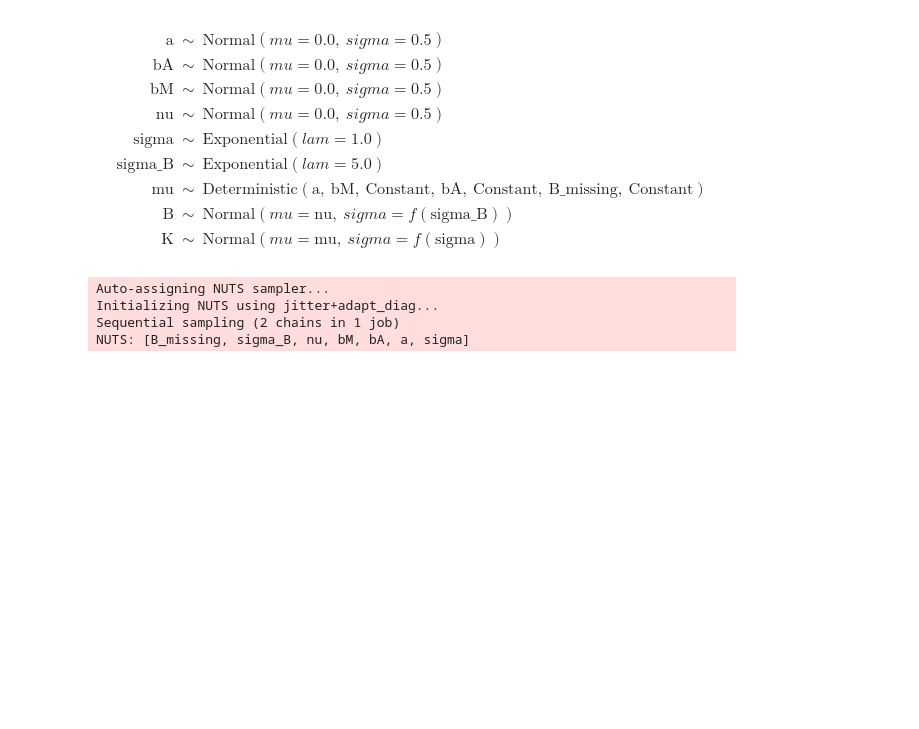
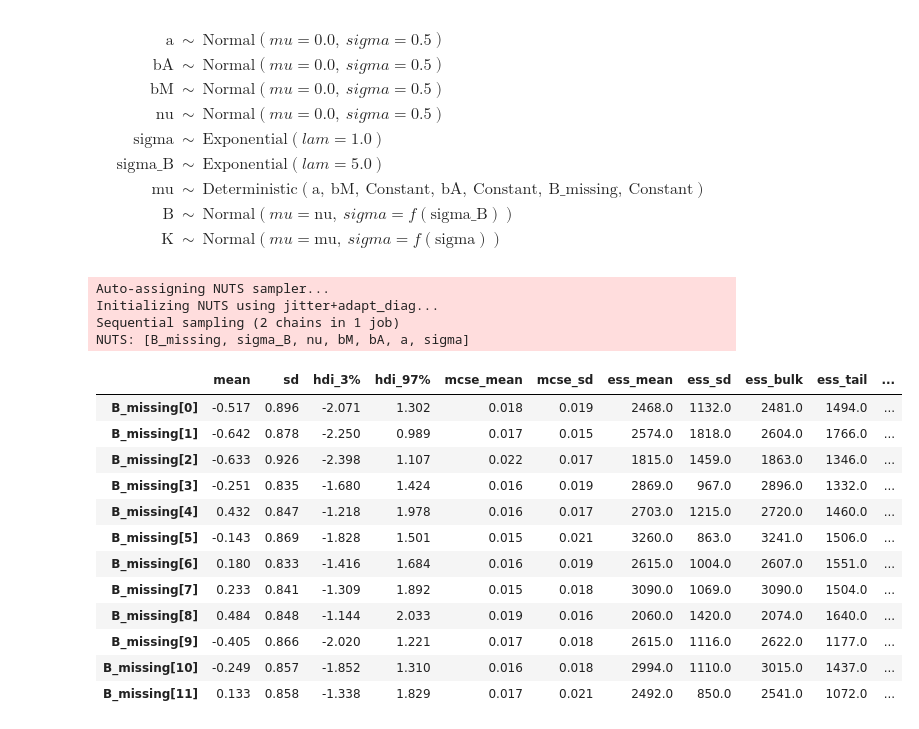
Before and after one commit to psilentp/bayesian-modeling-projects, a Jupyter notebook: notebooks/04_pymc3_missing_data.ipynb, the cells around one changed output. Cells and saved outputs as stored; diff of their text form; code cells hidden in the pictures; blank space fills up the shorter version.

```diff
--- a/notebooks/04_pymc3_missing_data.ipynb
+++ b/notebooks/04_pymc3_missing_data.ipynb
@@ -65,3 +61,19 @@ Auto-assigning NUTS sampler...
 Initializing NUTS using jitter+adapt_diag...
 Sequential sampling (2 chains in 1 job)
 NUTS: [B_missing, sigma_B, nu, bM, bA, a, sigma]
+# %%
+az.summary(pm_data.posterior["B_missing"])
+# %% [output]
+|  | mean | sd | hdi_3% | hdi_97% | mcse_mean | mcse_sd | ess_mean | ess_sd | ess_bulk | ess_tail | ... |
+| B_missing[0] | -0.517 | 0.896 | -2.071 | 1.302 | 0.018 | 0.019 | 2468.0 | 1132.0 | 2481.0 | 1494.0 | ... |
+| B_missing[1] | -0.642 | 0.878 | -2.250 | 0.989 | 0.017 | 0.015 | 2574.0 | 1818.0 | 2604.0 | 1766.0 | ... |
+| B_missing[2] | -0.633 | 0.926 | -2.398 | 1.107 | 0.022 | 0.017 | 1815.0 | 1459.0 | 1863.0 | 1346.0 | ... |
+| B_missing[3] | -0.251 | 0.835 | -1.680 | 1.424 | 0.016 | 0.019 | 2869.0 | 967.0 | 2896.0 | 1332.0 | ... |
+| B_missing[4] | 0.432 | 0.847 | -1.218 | 1.978 | 0.016 | 0.017 | 2703.0 | 1215.0 | 2720.0 | 1460.0 | ... |
+| B_missing[5] | -0.143 | 0.869 | -1.828 | 1.501 | 0.015 | 0.021 | 3260.0 | 863.0 | 3241.0 | 1506.0 | ... |
+| B_missing[6] | 0.180 | 0.833 | -1.416 | 1.684 | 0.016 | 0.019 | 2615.0 | 1004.0 | 2607.0 | 1551.0 | ... |
+| B_missing[7] | 0.233 | 0.841 | -1.309 | 1.892 | 0.015 | 0.018 | 3090.0 | 1069.0 | 3090.0 | 1504.0 | ... |
+| B_missing[8] | 0.484 | 0.848 | -1.144 | 2.033 | 0.019 | 0.016 | 2060.0 | 1420.0 | 2074.0 | 1640.0 | ... |
+| B_missing[9] | -0.405 | 0.866 | -2.020 | 1.221 | 0.017 | 0.018 | 2615.0 | 1116.0 | 2622.0 | 1177.0 | ... |
+| B_missing[10] | -0.249 | 0.857 | -1.852 | 1.310 | 0.016 | 0.018 | 2994.0 | 1110.0 | 3015.0 | 1437.0 | ... |
+| B_missing[11] | 0.133 | 0.858 | -1.338 | 1.829 | 0.017 | 0.021 | 2492.0 | 850.0 | 2541.0 | 1072.0 | ... |
```
Also changed, not shown: parts of 12 cells of this notebook.
